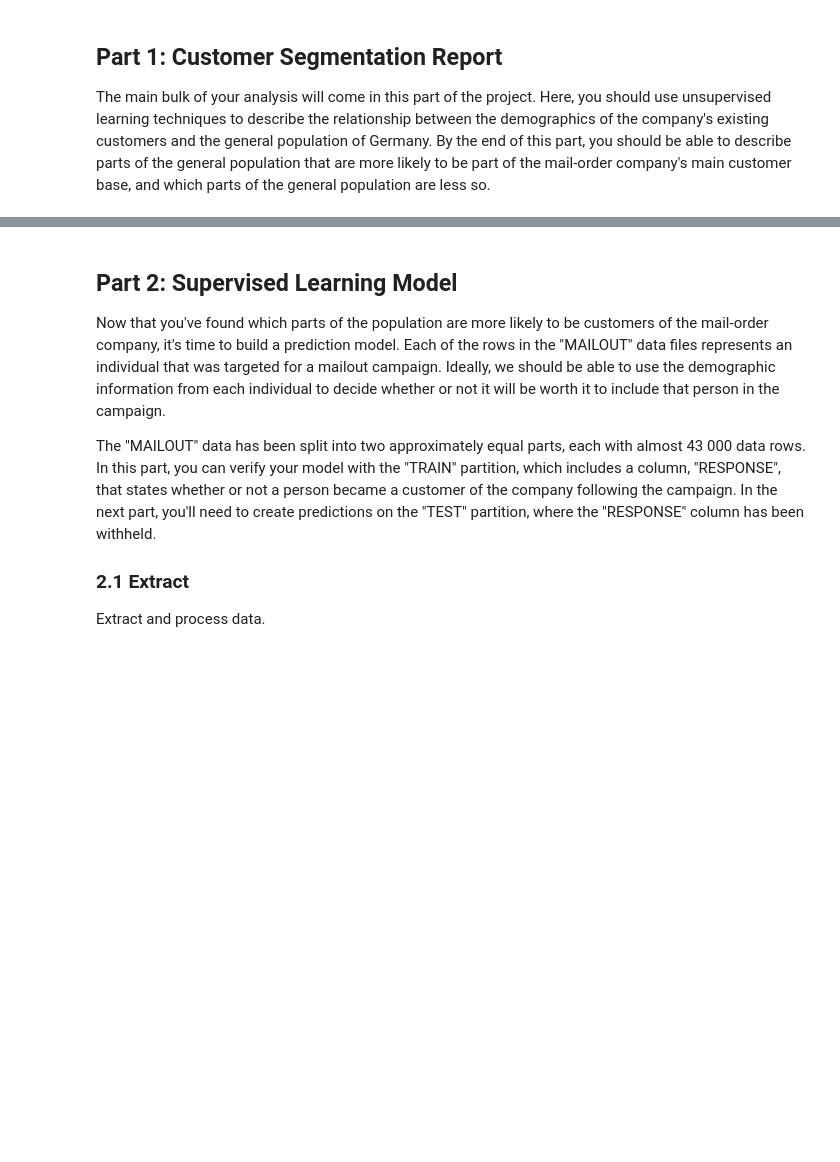
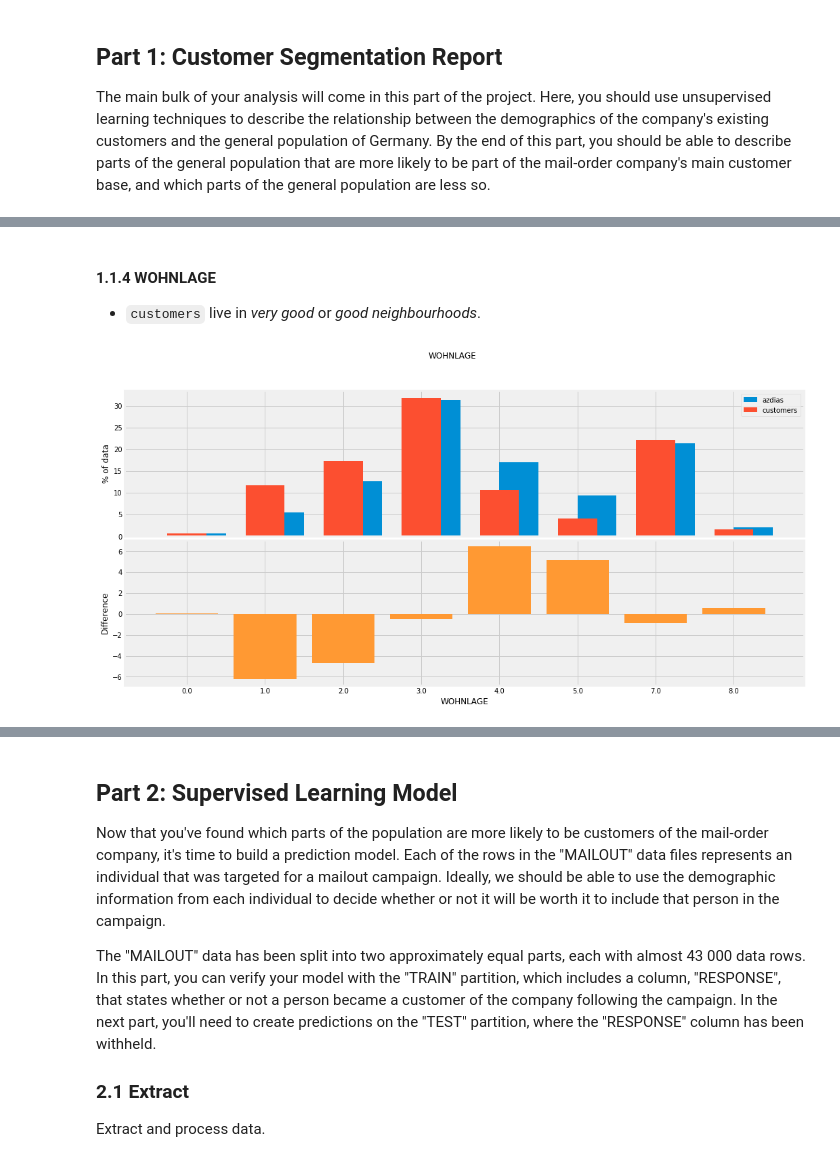
Before and after one commit to TK-Problem/nano_degree_DS, a Jupyter notebook: Capstone_project/Arvato_Project_Workbook.ipynb, the cells around one changed output, grey strips where cells are left out. Drawn from its saved outputs; the diff is of its cells as text; code cells hidden in the pictures; blank space fills up the shorter version.

```diff
--- a/Capstone_project/Arvato_Project_Workbook.ipynb
+++ b/Capstone_project/Arvato_Project_Workbook.ipynb
@@ -1964,0 +2000,8 @@ plot_attribute(azdias_7, customers_7, "CAMEO_DEUINTL_2015")
+# %% [markdown]
+#### 1.1.4 WOHNLAGE
+
+* `customers` live in *very good* or *good neighbourhoods*.
+# %%
+plot_attribute(azdias_7, customers_7, "WOHNLAGE")
+# %% [output]
+[figure, added]
```
Also changed, not shown: parts of 68 cells of this notebook.
